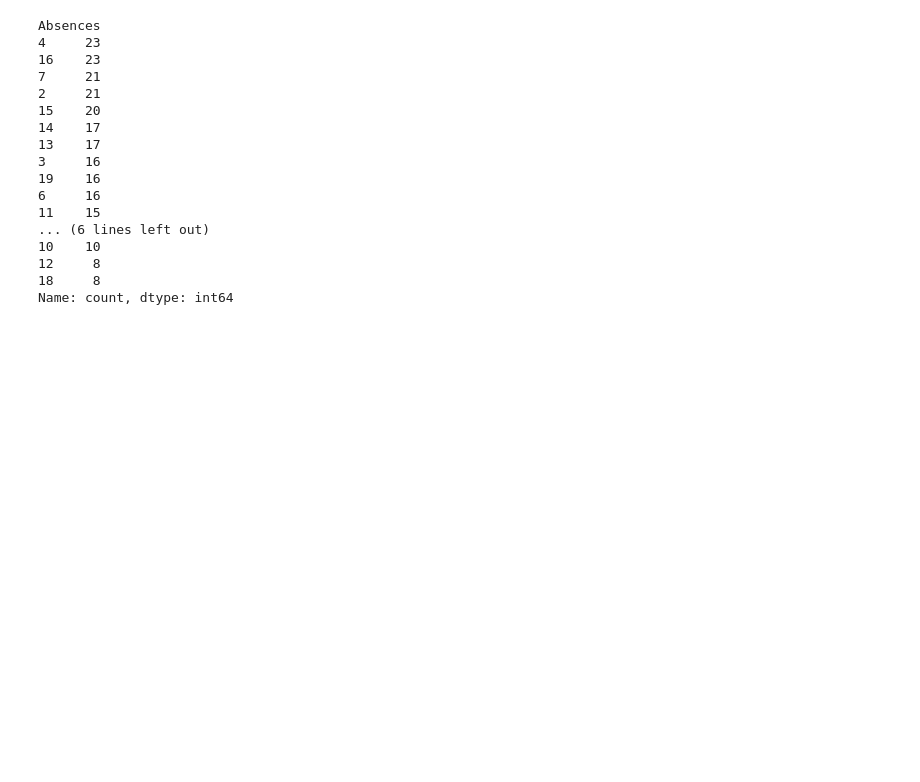
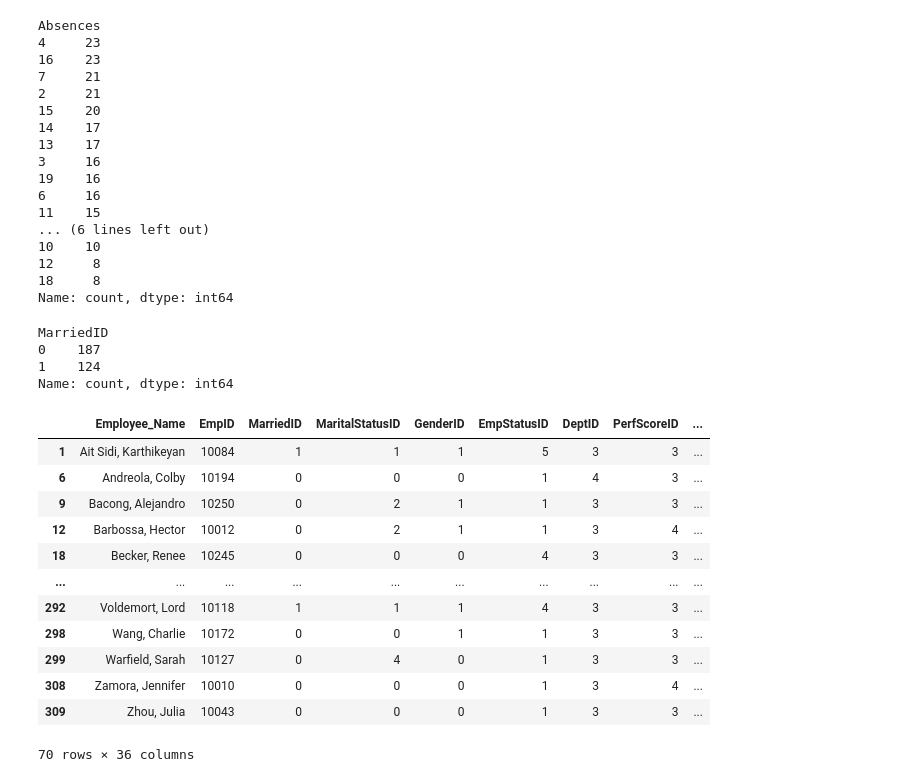
Before and after one commit to Himanshu-090/EDA2, a Jupyter notebook: EDA_HR.ipynb, the cells around one changed output. Cells and saved outputs as stored; diff of their text form; code cells hidden in the pictures; blank space fills up the shorter version.

```diff
--- a/EDA_HR.ipynb
+++ b/EDA_HR.ipynb
@@ -100,3 +100,26 @@ Absences
 12     8
 18     8
 Name: count, dtype: int64
+# %%
+df['MarriedID'].value_counts()
+# %% [output]
+MarriedID
+0    187
+1    124
+Name: count, dtype: int64
+# %%
+df[df['SpecialProjectsCount'] != 0]
+# %% [output]
+|  | Employee_Name | EmpID | MarriedID | MaritalStatusID | GenderID | EmpStatusID | DeptID | PerfScoreID | ... |
+| 1 | Ait Sidi, Karthikeyan | 10084 | 1 | 1 | 1 | 5 | 3 | 3 | ... |
+| 6 | Andreola, Colby | 10194 | 0 | 0 | 0 | 1 | 4 | 3 | ... |
+| 9 | Bacong, Alejandro | 10250 | 0 | 2 | 1 | 1 | 3 | 3 | ... |
+| 12 | Barbossa, Hector | 10012 | 0 | 2 | 1 | 1 | 3 | 4 | ... |
+| 18 | Becker, Renee | 10245 | 0 | 0 | 0 | 4 | 3 | 3 | ... |
+| ... | ... | ... | ... | ... | ... | ... | ... | ... | ... |
+| 292 | Voldemort, Lord | 10118 | 1 | 1 | 1 | 4 | 3 | 3 | ... |
+| 298 | Wang, Charlie | 10172 | 0 | 0 | 1 | 1 | 3 | 3 | ... |
+| 299 | Warfield, Sarah | 10127 | 0 | 4 | 0 | 1 | 3 | 3 | ... |
+| 308 | Zamora, Jennifer | 10010 | 0 | 0 | 0 | 1 | 3 | 4 | ... |
+| 309 | Zhou, Julia | 10043 | 0 | 0 | 0 | 1 | 3 | 3 | ... |
+70 rows × 36 columns
```
Also changed, not shown: parts of 4 cells of this notebook.
